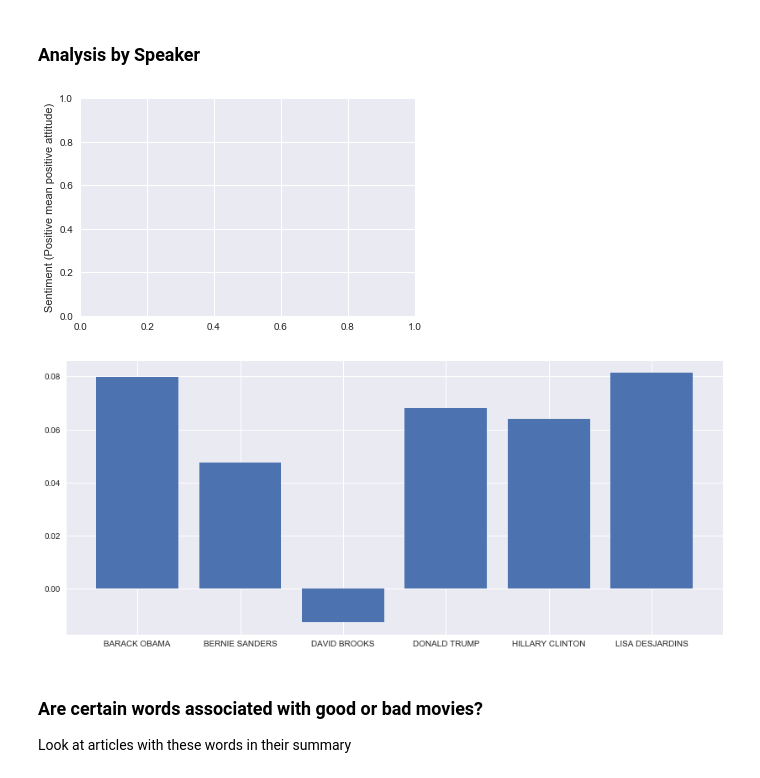
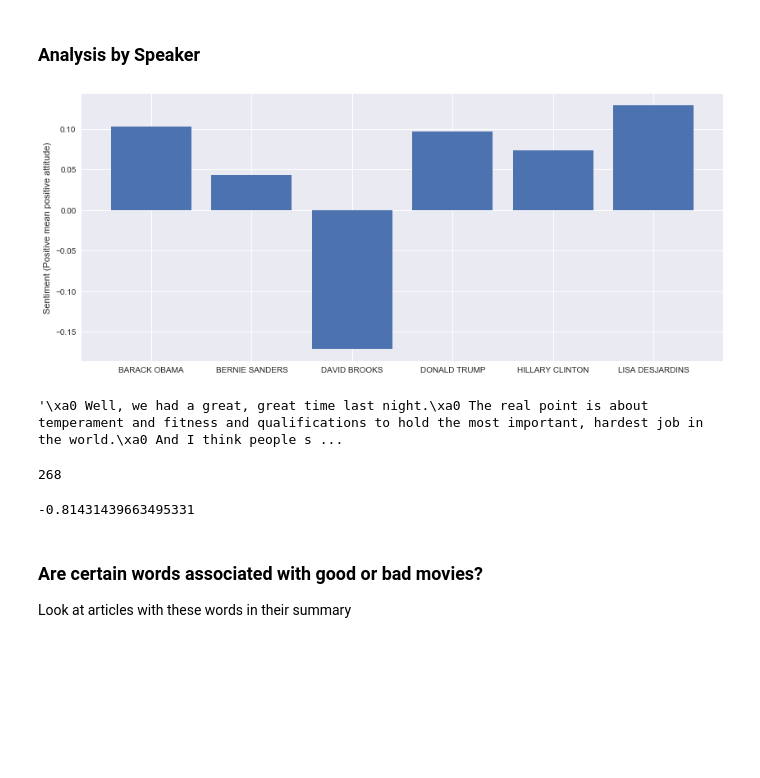
Before and after one commit to pstetz/PBS-Newshour, a Jupyter notebook: analysis.ipynb, the cells around one changed output. Saved outputs shown, nothing was run; the diff lists cells and outputs as text; code cells hidden in the pictures; blank space fills up the shorter version.

```diff
--- a/analysis.ipynb
+++ b/analysis.ipynb
@@ -716,34 +716,49 @@ ax3.legend_.remove();
 # %%
 pois       = ["BERNIE SANDERS", "DONALD TRUMP", "HILLARY CLINTON", "BARACK OBAMA", "LISA DESJARDINS", "DAVID BROOKS"]
 pois_sents = list()
+poi_txts   = list()
 
 def get_speaker_text(df, poi):
     speaker_text = list()
     transcripts = df[df.Speakers.map(lambda x: poi in x)].Transcript.values
 
     for transcript in transcripts:
+        total_txt = ""
         for person in transcript:
             if clean_names(person[0]) == poi:
-                speaker_text.append(" ".join(person[1]))
+                total_txt += " ".join(person[1]) + " "
+        speaker_text.append(total_txt)
     return speaker_text
 
 for poi in pois:
     txts       = get_speaker_text(pbs, poi)
+    poi_txts.append(txts)
     txts       = tf_vectorizer.transform(txts).toarray()
     sentiments = lgb_model.predict(txts)
     sentiments = (2 * sentiments) - 1
     pois_sents.append(sentiments)
 
 sents  = [np.mean(poi_sents) for poi_sents in pois_sents]
 errors = [np.std(poi_sents) for poi_sents in pois_sents]
 
+plt.figure(figsize=(14, 6))
 plt.ylabel("Sentiment (Positive mean positive attitude)")
-plt.figure(figsize=(14, 6))
 plt.bar(pois, sents);
 # plt.bar(pois, sents, yerr = errors, ecolor = "darkred");
 # %% [output]
-[figure, old version]
+[figure, new version]
-[figure, removed]
+# %%
+poi_txts[2][268]
+# %% [output]
+'\xa0 Well, we had a great, great time last night.\xa0 The real point is about temperament and fitness and qualifications to hold the most important, hardest job in the world.\xa0 And I think people s ...
+# %%
+np.argmax(pois_sents[2])
+# %% [output]
+268
+# %%
+pois_sents[3][156]
+# %% [output]
+-0.81431439663495331
 # %% [markdown]
 ### Are certain words associated with good or bad movies?
 
```
Also changed, not shown: parts of 2 cells of this notebook, 1 other file.
